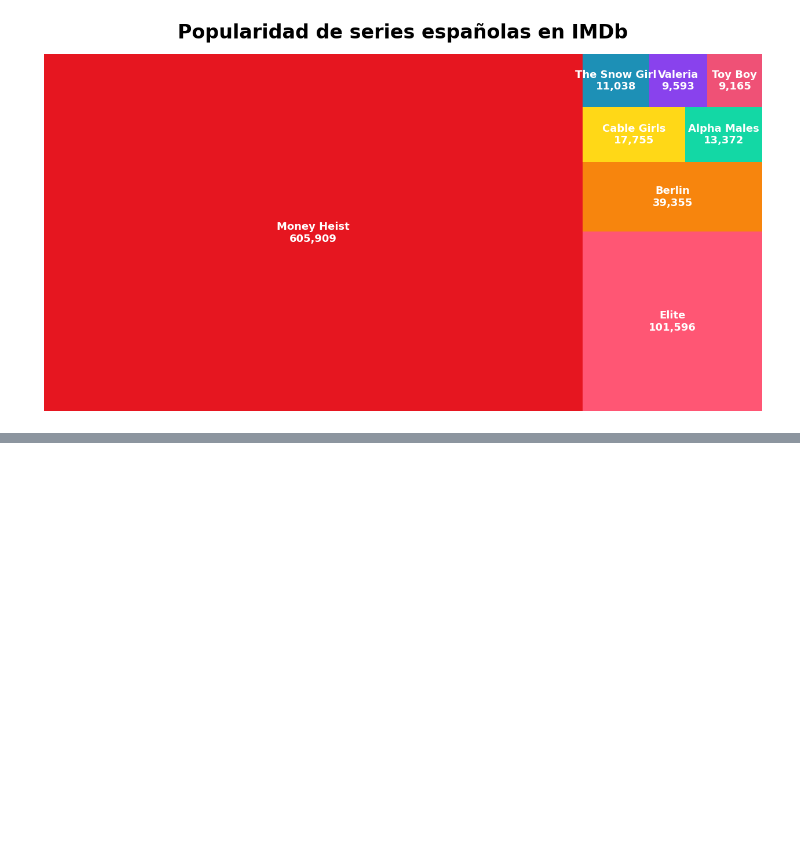
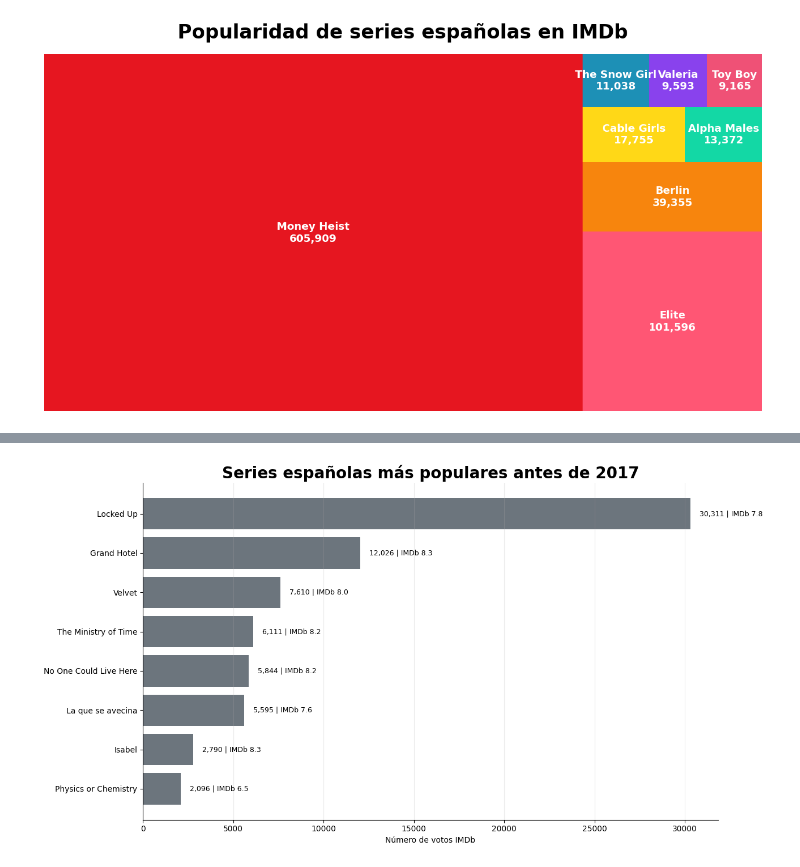
Before and after one commit to alejandro21rg/Eda_la_casa_de_papel, a Jupyter notebook: memoria.ipynb, the cells around one changed output, grey strips where cells are left out. Cells and saved outputs as stored; diff of their text form; code cells hidden in the pictures; blank space fills up the shorter version.

```diff
--- a/memoria.ipynb
+++ b/memoria.ipynb
@@ -1357,0 +1721,10 @@ Pero se quedó ahi, o traspasó mas barreras. Vamos a anilizar las series de hab
+# %%
+# Los dos csv para despues agruparlos con un merge
+df_idmb_title_basics = pd.read_csv("Código/data/title.basics.tsv", sep="\t")
+df_idmb_title_ratings = pd.read_csv("Código/data/title.ratings.tsv", sep="\t")
+# %%
+# el merge para juntar los csv
+imdb_completo = pd.merge(df_idmb_title_basics,df_idmb_title_ratings, on="tconst")
+# %%
+# del DF final me quedo con las series
+series_imdb = imdb_completo[imdb_completo["titleType"] == "tvSeries"]
@@ -1357,0 +1794,9 @@ Pero se quedó ahi, o traspasó mas barreras. Vamos a anilizar las series de hab
+# %%
+ranking_antes_orde = (
+    antes.sort_values(
+        by="numVotes",
+        ascending=False
+    )
+    .reset_index(drop=True)
+)
+ranking_antes_orde.head(10)
@@ -1357,0 +1865,56 @@ Pero se quedó ahi, o traspasó mas barreras. Vamos a anilizar las series de hab
+# %%
+import matplotlib.pyplot as plt
+
+# Top 8 antes de 2017
+antes_top = (
+    ranking_antes_orde
+    .sort_values("numVotes", ascending=False)
+    .head(8)
+    .sort_values("numVotes")
+)
+
+plt.style.use("default")
+
+plt.figure(figsize=(13,7))
+
+# Barras
+plt.barh(
+    antes_top["primaryTitle"],
+    antes_top["numVotes"],
+    color="#6C757D"
+)
+
+# Texto votos + rating
+for i, (_, row) in enumerate(antes_top.iterrows()):
+
+    plt.text(
+        row["numVotes"] + 500,
+        i,
+        f'{row["numVotes"]:,} | IMDb {row["averageRating"]}',
+        va='center',
+        fontsize=9
+    )
+
+# Título
+plt.title(
+    "Series españolas más populares antes de 2017",
+    fontsize=20,
+    fontweight="bold"
+)
+
+plt.xlabel("Número de votos IMDb")
+
+# Grid
+plt.grid(axis='x', alpha=0.25)
+
+# Limpiar bordes
+ax = plt.gca()
+
+ax.spines["top"].set_visible(False)
+ax.spines["right"].set_visible(False)
+
+plt.tight_layout()
+
+plt.show()
+# %% [output]
+[figure, added]
```
Also changed, not shown: parts of 67 cells of this notebook, 14 other files.
